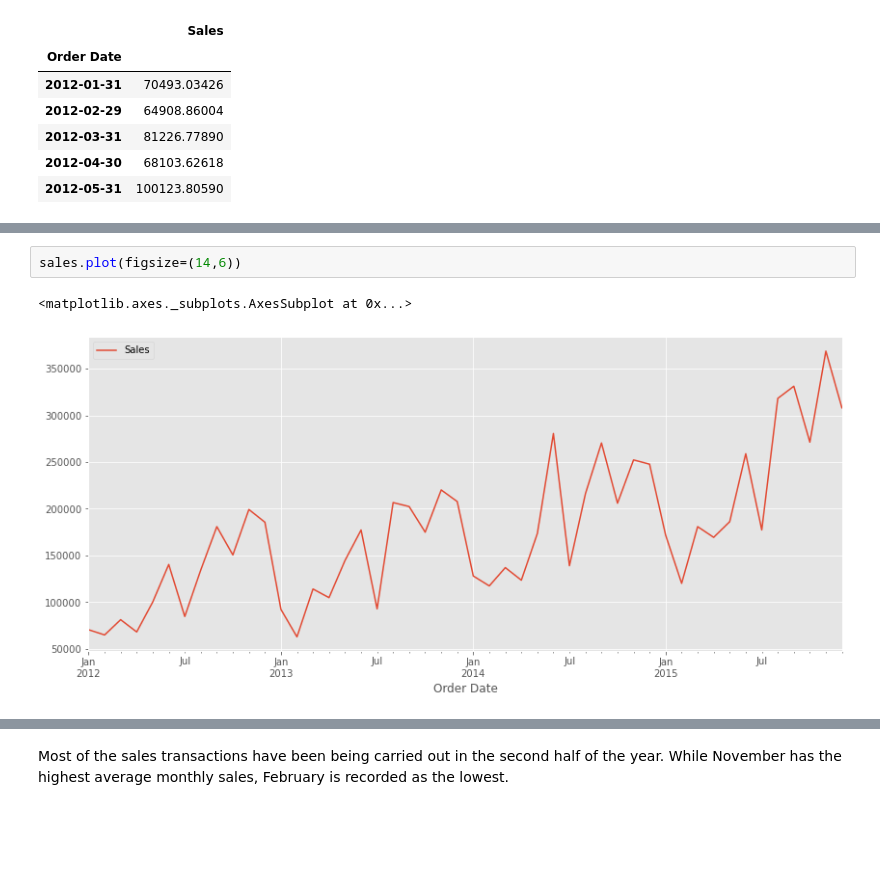
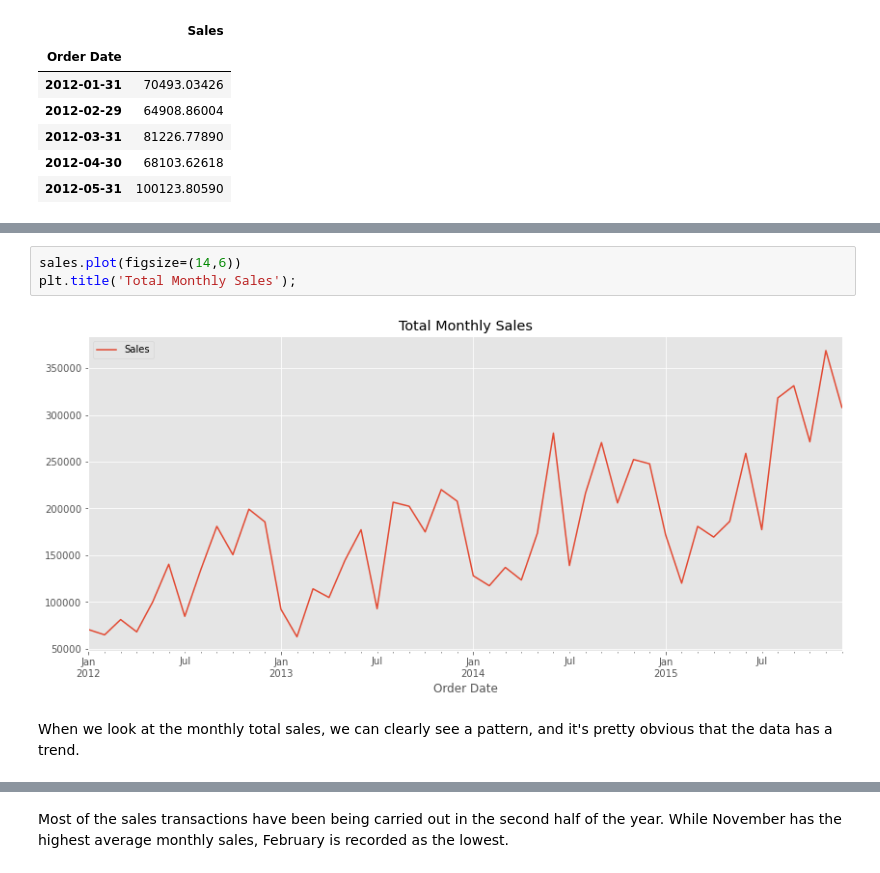
Before and after one commit to selimakbey/sales-prediction, a Jupyter notebook: Sales Prediction.ipynb, the cells around one changed output, grey strips where cells are left out. Drawn from its saved outputs; the diff is of its cells as text; blank space fills up the shorter version.

```diff
--- a/Sales Prediction.ipynb
+++ b/Sales Prediction.ipynb
@@ -107,8 +137,10 @@ sales.head()
 # %%
 sales.plot(figsize=(14,6))
+plt.title('Total Monthly Sales');
 # %% [output]
-<matplotlib.axes._subplots.AxesSubplot at 0x...>
-[figure, old version]
+[figure, new version]
+# %% [markdown]
+When we look at the monthly total sales, we can clearly see a pattern, and it's pretty obvious that the data has a trend.
 # %%
 months = sales.index.month
 mean_sales_by_m = sales.groupby(months).mean()
```
Also changed, not shown: parts of 14 cells of this notebook.
